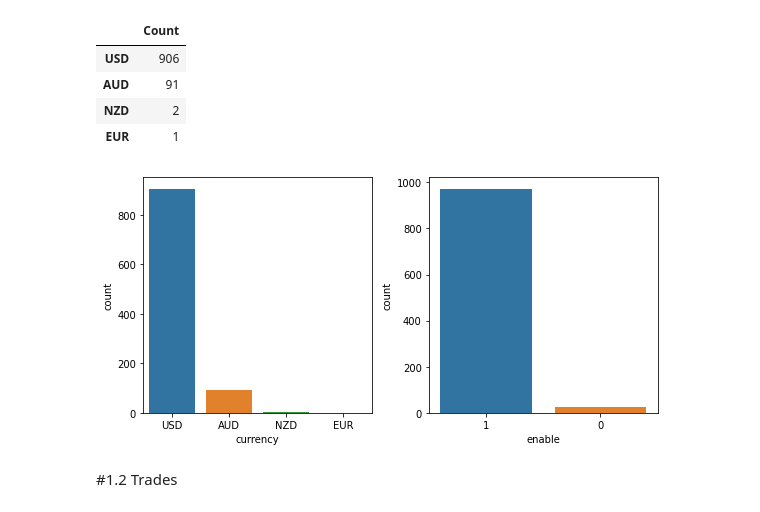
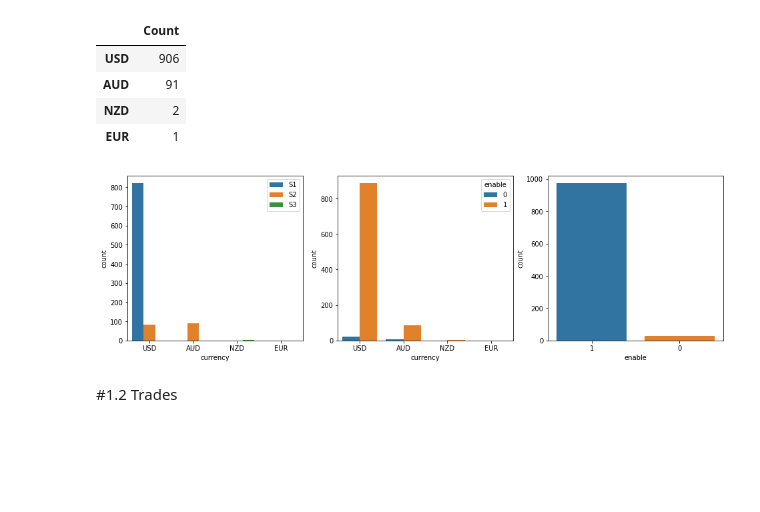
Before and after one commit to GaikwadChinmay/Trade-Markets-Analytics, a Jupyter notebook: Trade_markets.ipynb, the cells around one changed output. Drawn from its saved outputs; the diff is of its cells as text; code cells hidden in the pictures; blank space fills up the shorter version.

```diff
--- a/Trade_markets.ipynb
+++ b/Trade_markets.ipynb
@@ -38,3 +48,5 @@ users.head()
+# %%
+users['server_hash'] = users['server_hash'].map({'76791A893BDB9A68E8EE44898D581A60':'S1','3D1F7E00251C43107EF39F55300781DB':'S2','54203B42716FE7C40138AE6C4913EBBC':'S3'})
 # %%
 users.info()
 # %% [output]
@@ -74,15 +95,17 @@ cur
 | NZD | 2 |
 | EUR | 1 |
 # %%
-plt.figure(figsize=(8,4))
-plt.subplot(1,2,1)
-sns.countplot(data = users, x='currency',order=users['currency'].value_counts().index)
-plt.subplot(1,2,2)
+plt.figure(figsize=(16,10))
+plt.subplot(2,3,1)
+sns.countplot(data = users, x='currency',order=users['currency'].value_counts().index,hue='server_hash')
+plt.legend(loc='upper right')
+plt.subplot(2,3,2)
+sns.countplot(data = users, x='currency',order=users['currency'].value_counts().index,hue='enable')
+plt.subplot(2,3,3)
 sns.countplot(data = users, x='enable',order=users['enable'].value_counts().index)
-plt.tight_layout()
 plt.show()
 # %% [output]
-[figure, old version]
+[figure, new version]
 # %% [markdown]
 #1.2 Trades
 # %%
```
Also changed, not shown: parts of 48 cells of this notebook.
